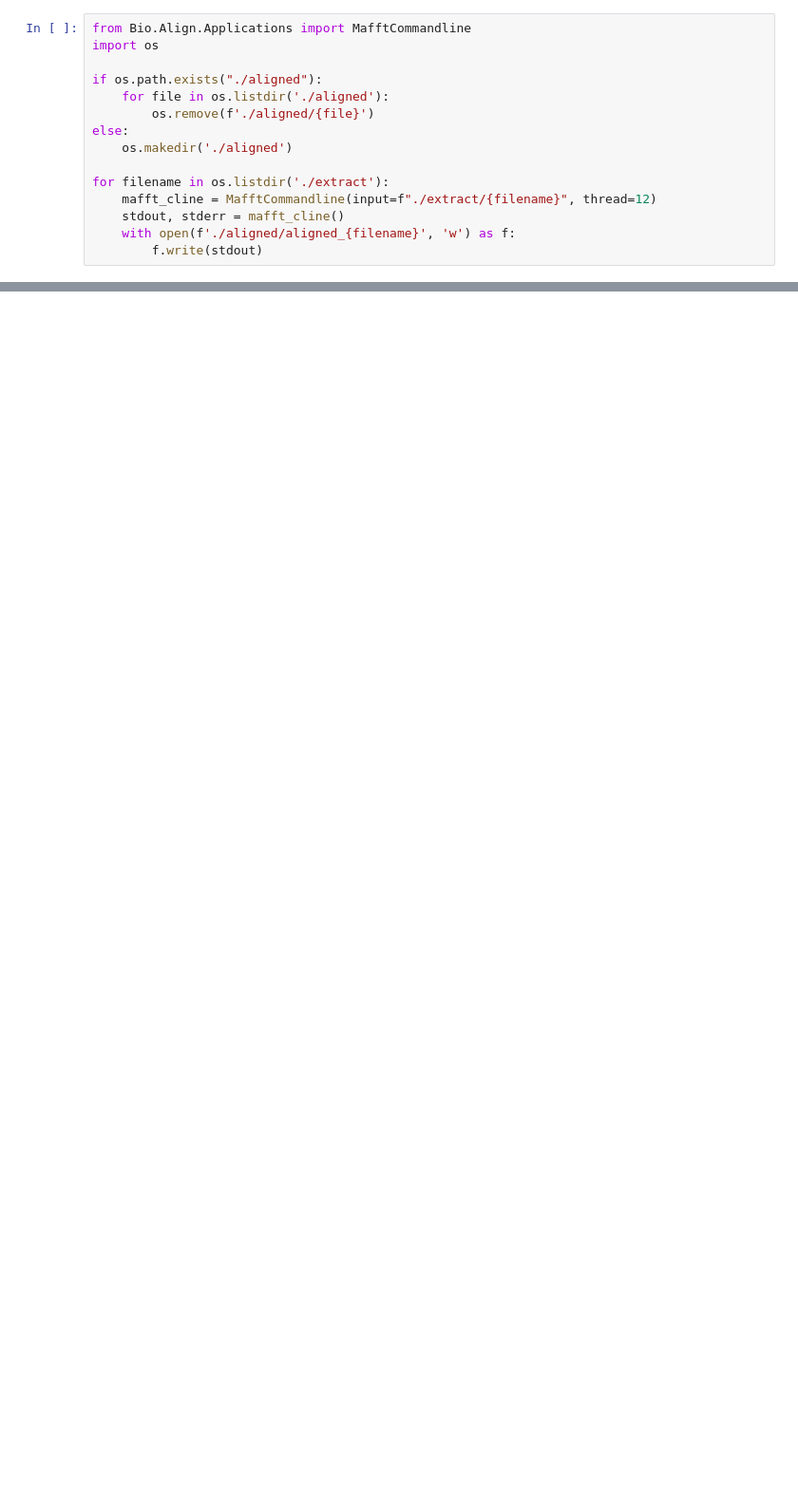
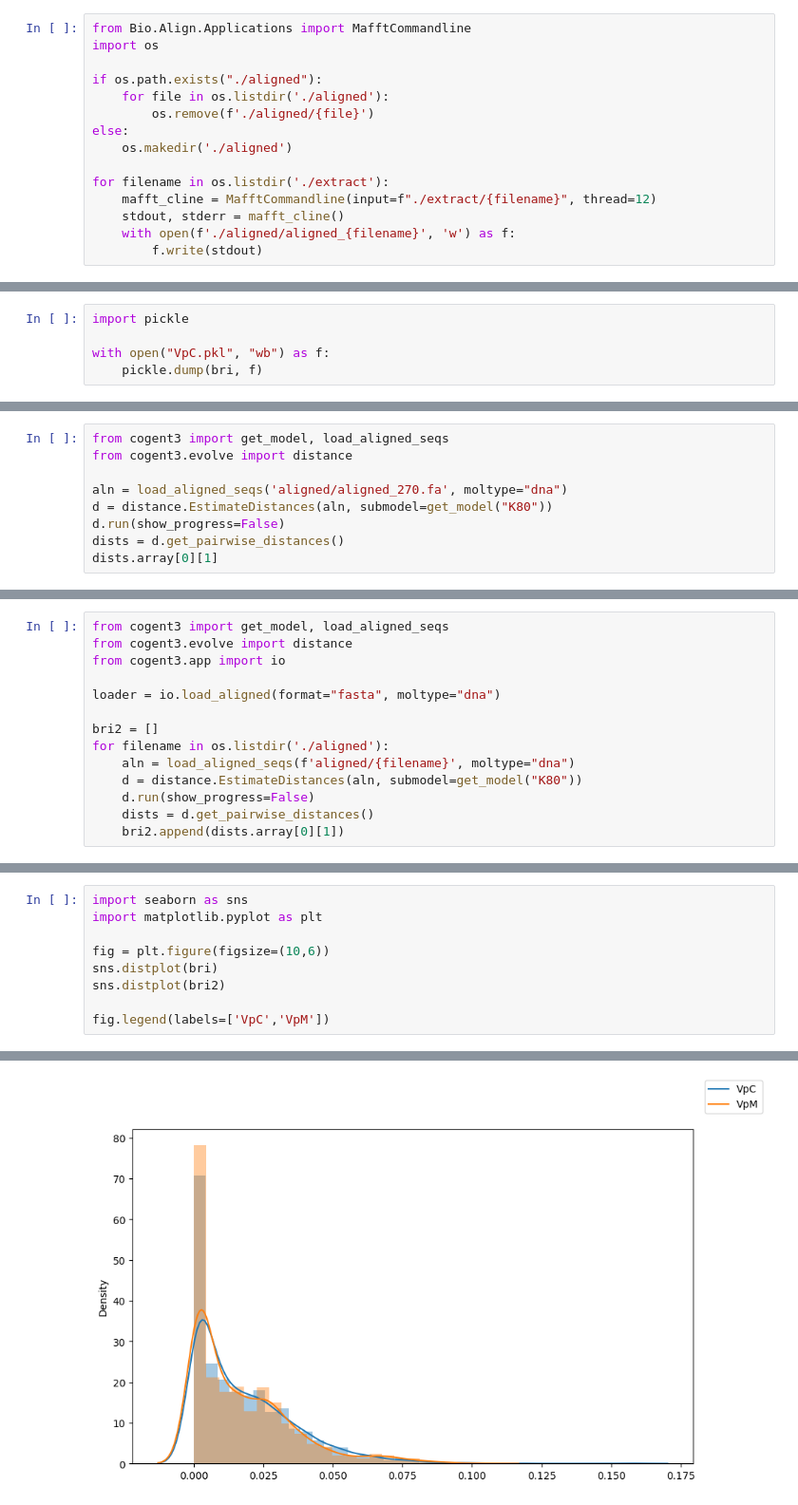
Before and after one commit to karegoie/IPYNB, a Jupyter notebook: LTR/LTR_age_distribution.ipynb, the cells around one changed output, grey strips where cells are left out. Shown: that part at 95% size. Cells and saved outputs as stored; diff of their text form; blank space fills up the shorter version.

```diff
--- a/LTR/LTR_age_distribution.ipynb
+++ b/LTR/LTR_age_distribution.ipynb
@@ -91,0 +78,5 @@ https://gist.github.com/mwaskom/de44147ed2974457ad6372750bbe5751
+# %%
+import pickle
+
+with open("VpC.pkl", "wb") as f:
+    pickle.dump(bri, f)
@@ -91,0 +137,9 @@ https://gist.github.com/mwaskom/de44147ed2974457ad6372750bbe5751
+# %%
+from cogent3 import get_model, load_aligned_seqs
+from cogent3.evolve import distance
+
+aln = load_aligned_seqs('aligned/aligned_270.fa', moltype="dna")
+d = distance.EstimateDistances(aln, submodel=get_model("K80"))
+d.run(show_progress=False)
+dists = d.get_pairwise_distances()
+dists.array[0][1]
@@ -91,0 +148,14 @@ https://gist.github.com/mwaskom/de44147ed2974457ad6372750bbe5751
+# %%
+from cogent3 import get_model, load_aligned_seqs
+from cogent3.evolve import distance
+from cogent3.app import io
+
+loader = io.load_aligned(format="fasta", moltype="dna")
+
+bri2 = []
+for filename in os.listdir('./aligned'):
+    aln = load_aligned_seqs(f'aligned/{filename}', moltype="dna")
+    d = distance.EstimateDistances(aln, submodel=get_model("K80"))
+    d.run(show_progress=False)
+    dists = d.get_pairwise_distances()
+    bri2.append(dists.array[0][1])
@@ -91,0 +165,10 @@ https://gist.github.com/mwaskom/de44147ed2974457ad6372750bbe5751
+# %%
+import seaborn as sns
+import matplotlib.pyplot as plt
+
+fig = plt.figure(figsize=(10,6))
+sns.distplot(bri)
+sns.distplot(bri2)
+
+fig.legend(labels=['VpC','VpM'])
+# %% [output]
@@ -91,0 +195 @@ https://gist.github.com/mwaskom/de44147ed2974457ad6372750bbe5751
+[figure, added]
```
Also changed, not shown: parts of 13 cells of this notebook, 8 other files.
